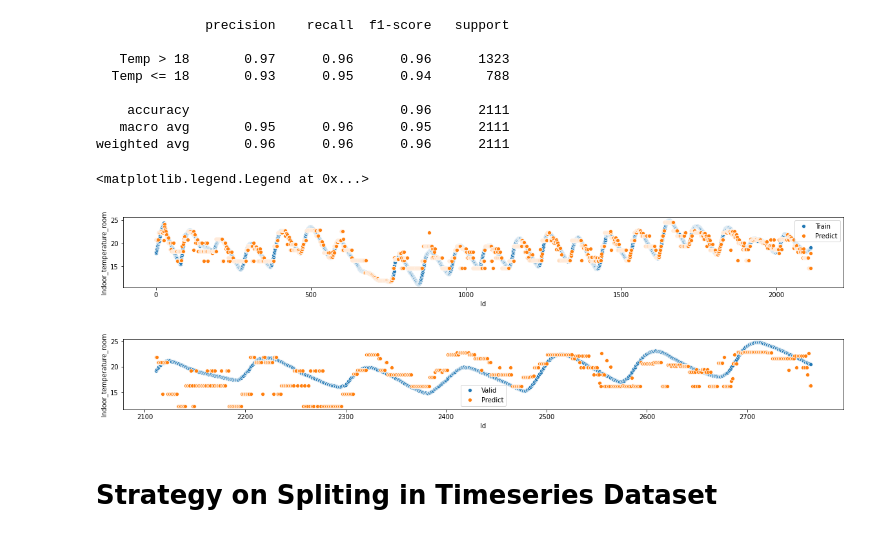
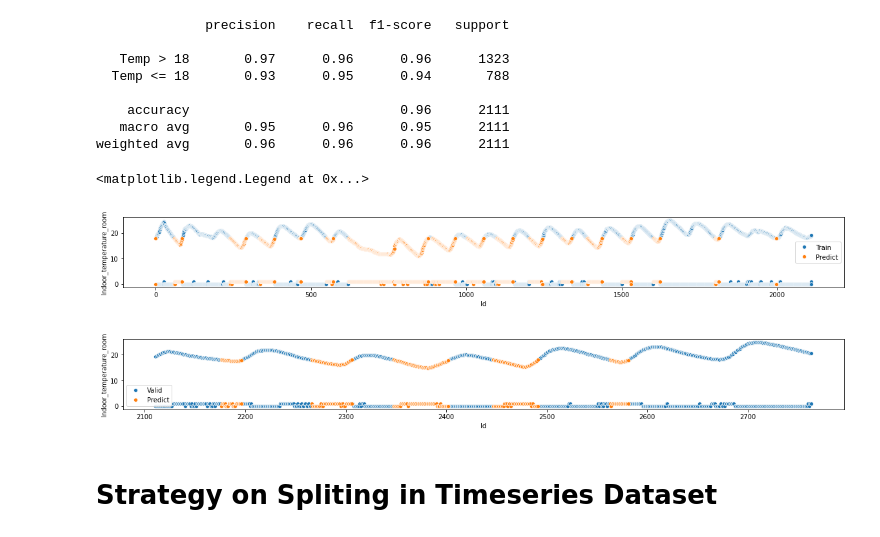
Before and after one commit to firstnapat/Machine-Learning-with-Python---BoyBigDataRPG, a Jupyter notebook: WK08_Machine_Learning_Temp_Smart_Home_Forecasting_Classification.ipynb, the cells around one changed output. Drawn from its saved outputs; the diff is of its cells as text; code cells hidden in the pictures.

```diff
--- a/WK08_Machine_Learning_Temp_Smart_Home_Forecasting_Classification.ipynb
+++ b/WK08_Machine_Learning_Temp_Smart_Home_Forecasting_Classification.ipynb
@@ -265,18 +265,18 @@ df_train_prepared["y_pred_01"] = y_train_opt_clf_tree
 df_valid_prepared["y_pred_01"] = y_val_opt_clf_tree
 # %%
 plt.figure(figsize=(20, 2))
-sns.lineplot(data=df_train_prepared, x="Id", y="Indoor_temperature_room", marker='o', linestyle='')
-sns.lineplot(data=df_train_prepared, x="Id", y="y_pred_01", marker='o', linestyle='')
+sns.lineplot(data=df_train_prepared, x="Id", y="Indoor_temperature_room", marker='o', linestyle='', hue="Temp_Class")
+sns.lineplot(data=df_train_prepared, x="Id", y="y_pred_01", marker='o', linestyle='', hue="Temp_Class")
 plt.legend(["Train", "Predict"])
 
 plt.figure(figsize=(20, 2))
-sns.lineplot(data=df_valid_prepared, x="Id", y="Indoor_temperature_room", marker='o', linestyle='')
-sns.lineplot(data=df_valid_prepared, x="Id", y="y_pred_01", marker='o', linestyle='')
+sns.lineplot(data=df_valid_prepared, x="Id", y="Indoor_temperature_room", marker='o', linestyle='', hue="Temp_Class")
+sns.lineplot(data=df_valid_prepared, x="Id", y="y_pred_01", marker='o', linestyle='', hue="Temp_Class")
 plt.legend(["Valid", "Predict"])
 # %% [output]
 <matplotlib.legend.Legend at 0x...>
-[figure, old version]
+[figure, new version]
-[figure, old version]
+[figure, new version]
 # %% [markdown]
 # Strategy on Spliting in Timeseries Dataset
 # %%
```
Also changed, not shown: parts of 19 cells of this notebook.
